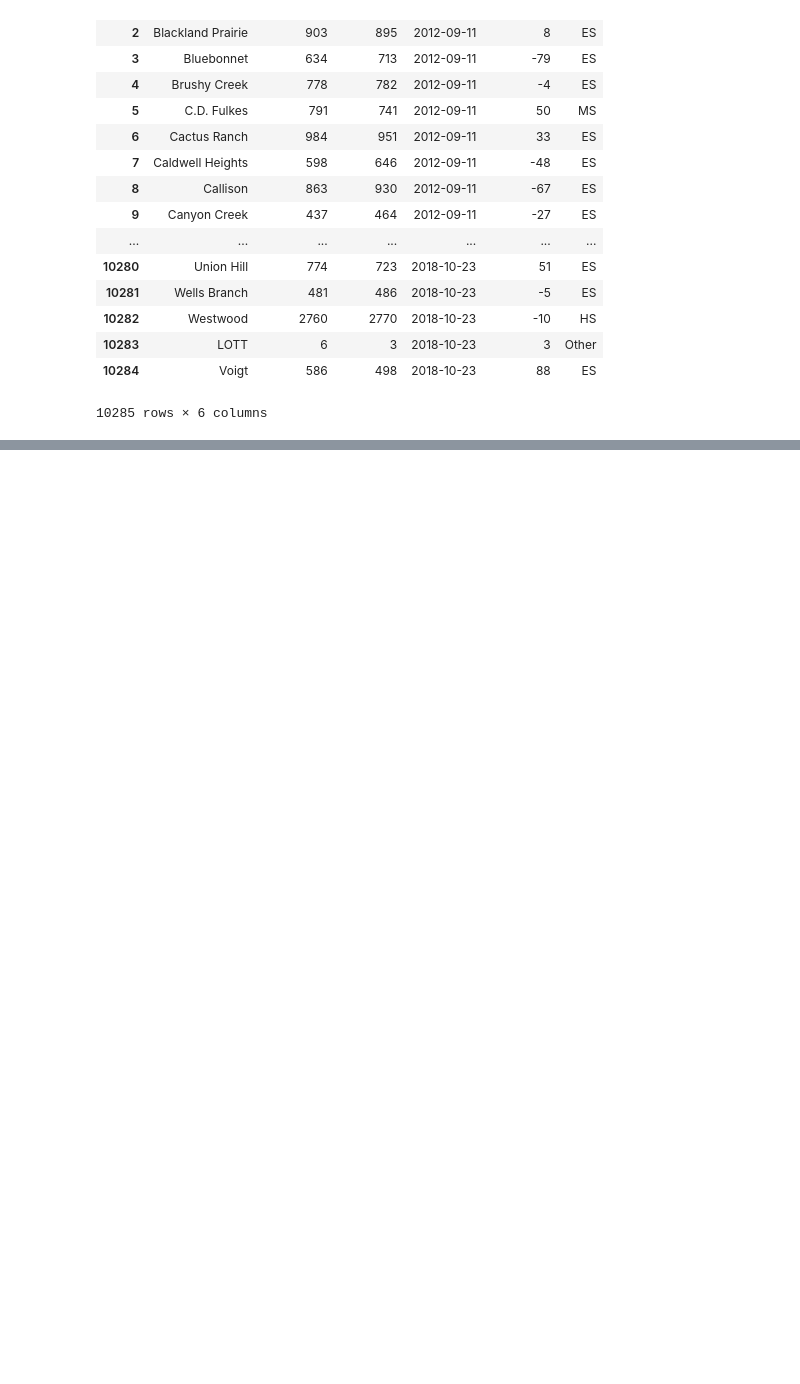
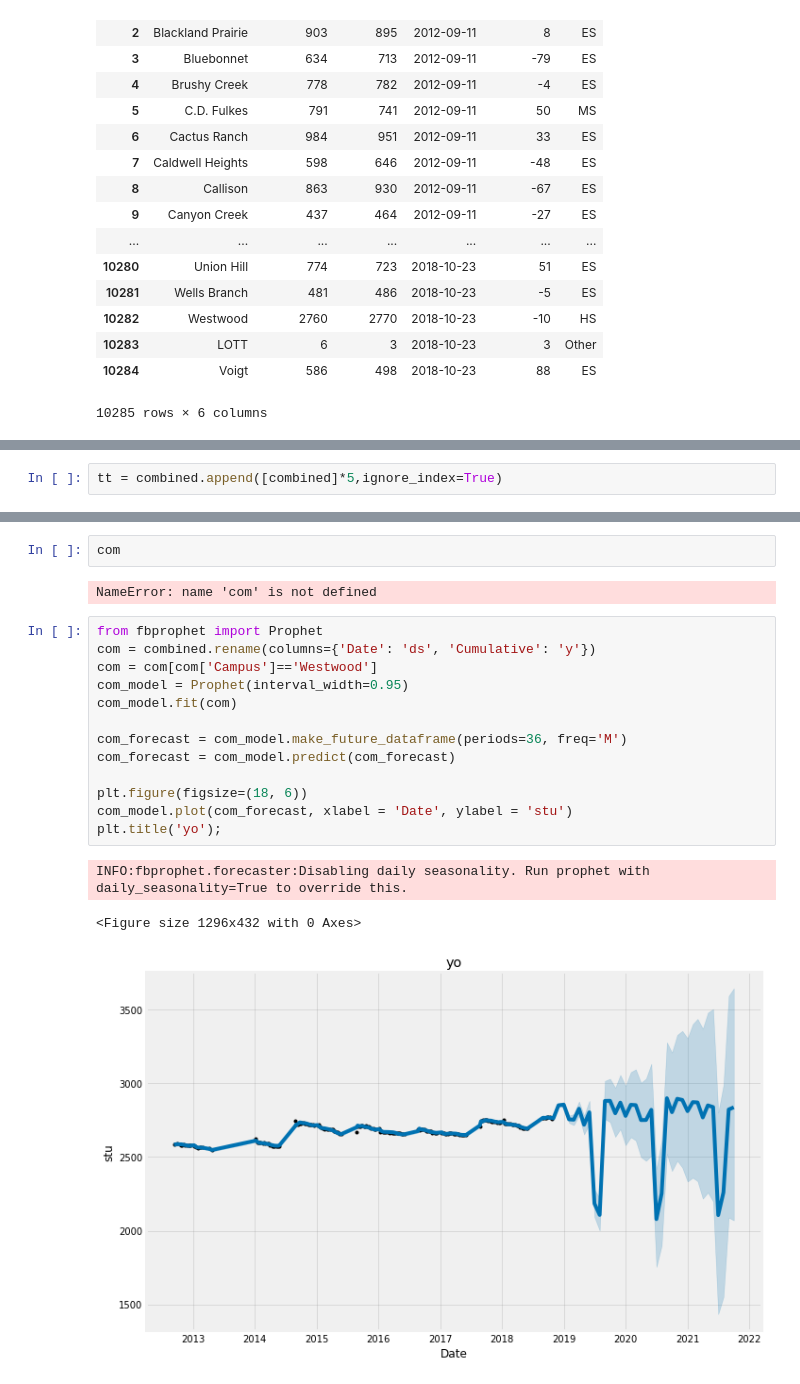
Before and after one commit to slee279/rrisd, a Jupyter notebook: Untitled.ipynb, the cells around one changed output, grey strips where cells are left out. Cells and saved outputs as stored; diff of their text form; blank space fills up the shorter version.

Commit message:
new dataframe

```diff
--- a/Untitled.ipynb
+++ b/Untitled.ipynb
@@ -527,0 +557,2 @@ combined
+# %%
+tt = combined.append([combined]*5,ignore_index=True)
@@ -527,0 +587,21 @@ combined
+# %%
+com
+# %% [output]
+NameError: name 'com' is not defined
+# %%
+from fbprophet import Prophet
+com = combined.rename(columns={'Date': 'ds', 'Cumulative': 'y'})
+com = com[com['Campus']=='Westwood']
+com_model = Prophet(interval_width=0.95)
+com_model.fit(com)
+
+com_forecast = com_model.make_future_dataframe(periods=36, freq='M')
+com_forecast = com_model.predict(com_forecast)
+
+plt.figure(figsize=(18, 6))
+com_model.plot(com_forecast, xlabel = 'Date', ylabel = 'stu')
+plt.title('yo');
+# %% [output]
+INFO:fbprophet.forecaster:Disabling daily seasonality. Run prophet with daily_seasonality=True to override this.
+<Figure size 1296x432 with 0 Axes>
+[figure, added]
```
Also changed, not shown: parts of 14 cells of this notebook, 4 other files.
